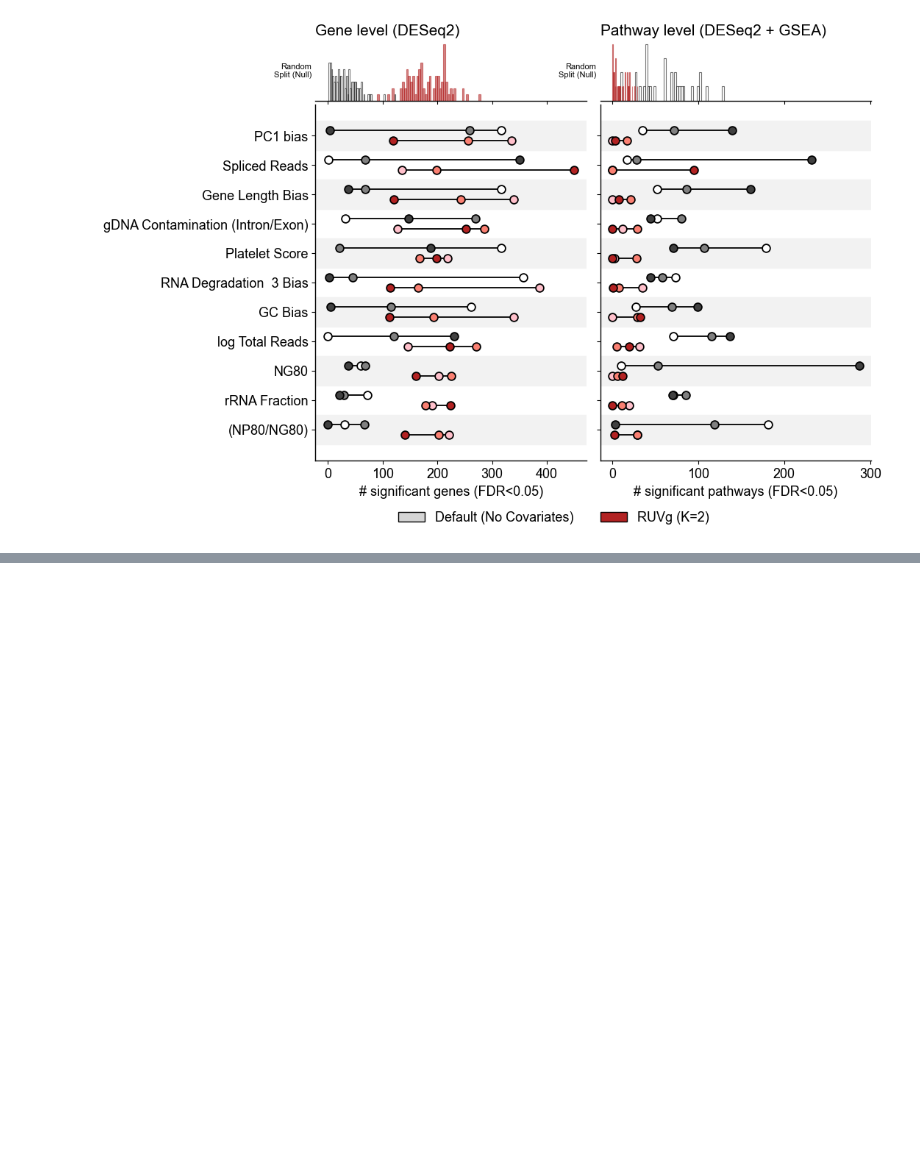
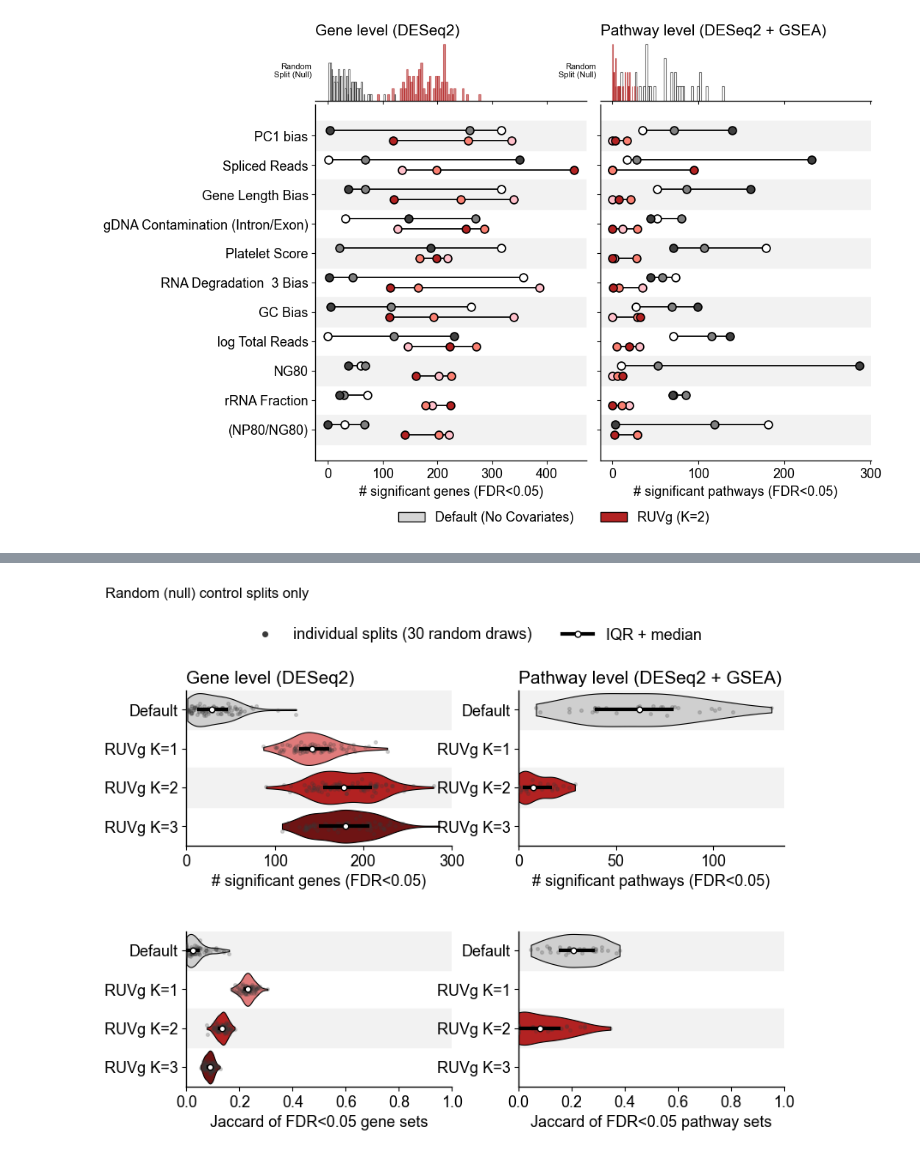
Before and after one commit to jmj3078/cfRNA_NormativeModeling, a Jupyter notebook: EDA/9_control_split_variation.ipynb, the cells around one changed output, grey strips where cells are left out. Drawn from its saved outputs; the diff is of its cells as text; code cells hidden in the pictures; blank space fills up the shorter version.

Commit message:
split result : k1, k3 +

```diff
--- a/EDA/9_control_split_variation.ipynb
+++ b/EDA/9_control_split_variation.ipynb
@@ -481,3 +481,83 @@ plt.savefig(config.CTRL_COMP_FIG_DIR / f'fdr_significant_counts_{RUVG_PICK}.png'
 plt.show()
 # %% [output]
 [figure]
+# %%
+# 7. Random-split (null) only, all four DESeq2 designs: significant counts + set reproducibility
+_rand_csv = config.CTRL_COMP_DIR / 'gene_fdr_random_all_designs.csv'
+if _rand_csv.exists():
+    g_rand = pd.read_csv(_rand_csv)
+else:
+    sys.path.insert(0, str(Path('control_composition').resolve()))
+    from compute_fdr_set_jaccard import sig_sets, STAT_DIR
+    rows = []
+    for tag in sorted(p.name for p in STAT_DIR.iterdir()
+                      if p.is_dir() and p.name.startswith('Pancreatic_Cancer__null_')):
+        for design in ALL_DESEQ2_DESIGNS:
+            s = sig_sets(tag, design)
+            if s is None:
+                continue
+            r = dict(tag=tag, design=design)
+            for i, t in enumerate(['T0', 'T1', 'T2']):
+                r[f'n_sig_{t}'] = len(s[i])
+            for name, i, j in PAIRS:
+                a, b = s[i], s[j]
+                r[f'jacc_{name}'] = len(a & b) / len(a | b) if (a | b) else np.nan
+            rows.append(r)
+    g_rand = pd.DataFrame(rows)
+    g_rand.to_csv(_rand_csv, index=False)
+
+p_rand = gsea_null[gsea_null.method.str.startswith('deseq2__')].copy()
+p_rand['design'] = p_rand.method.str.replace('deseq2__', '', regex=False)
+print('gene designs:', sorted(g_rand.design.unique()), 'n_draws:', g_rand.tag.nunique())
+print('pathway designs:', sorted(p_rand.design.unique()), 'n_draws:', p_rand.tag.nunique())
+
+DESIGN_LABEL = {'no_covariate': 'Default', 'ruvg_k1': 'RUVg K=1',
+                'ruvg_k2': 'RUVg K=2', 'ruvg_k3': 'RUVg K=3'}
+SPLITS = ['T0', 'T1', 'T2']
+NSIG_COLS = [f'n_sig_{t}' for t in SPLITS]
+JACC_COLS = [f'jacc_{n}' for n, _, _ in PAIRS]
+rng = np.random.default_rng(0)
+
+
+def violin_panel(ax, df, cols, xlabel, title=None, xlim=None):
+    for i, d in enumerate(ALL_DESEQ2_DESIGNS):
+        if i % 2 == 0:
+            ax.axhspan(i - 0.5, i + 0.5, color='#f2f2f2', zorder=0)
+        vals = df.loc[df.design == d, cols].values.ravel().astype(float)
+        vals = vals[~np.isnan(vals)]
+        if not len(vals):
+            continue
+        vp = ax.violinplot([vals], positions=[i], vert=False, widths=0.85,
+                           showextrema=False, showmedians=False)
+        for body in vp['bodies']:
+            body.set(facecolor=DESIGN_STYLE[d]['color'], edgecolor='black',
+                     linewidth=0.8, alpha=1.0, zorder=2)
+        ax.scatter(vals, rng.normal(i, 0.07, len(vals)), s=7, color='#3A3A3A',
+                   alpha=0.2, zorder=3)
+        q1, med, q3 = np.percentile(vals, [25, 50, 75])
+        ax.plot([q1, q3], [i, i], color='black', lw=3, solid_capstyle='butt', zorder=4)
+        ax.scatter([med], [i], s=22, facecolor='white', edgecolor='black', lw=1, zorder=5)
+    ax.set_yticks(range(len(ALL_DESEQ2_DESIGNS)))
+    ax.set_yticklabels([DESIGN_LABEL[d] for d in ALL_DESEQ2_DESIGNS])
+    ax.set_ylim(len(ALL_DESEQ2_DESIGNS) - 0.5, -0.5)
+    ax.set_xlabel(xlabel)
+    ax.set_xlim(*xlim) if xlim else ax.set_xlim(left=0)
+    if title:
+        ax.set_title(title, loc='left')
+
+
+fig, axs = plt.subplots(2, 2, figsize=(9, 6), gridspec_kw=dict(hspace=0.55, wspace=0.25))
+violin_panel(axs[0, 0], g_rand, NSIG_COLS, '# significant genes (FDR<0.05)', 'Gene level (DESeq2)')
+violin_panel(axs[0, 1], p_rand, NSIG_COLS, '# significant pathways (FDR<0.05)', 'Pathway level (DESeq2 + GSEA)')
+violin_panel(axs[1, 0], g_rand, JACC_COLS, 'Jaccard of FDR<0.05 gene sets', xlim=(0, 1))
+violin_panel(axs[1, 1], p_rand, JACC_COLS, 'Jaccard of FDR<0.05 pathway sets', xlim=(0, 1))
+
+handles = [plt.Line2D([], [], ls='', marker='o', ms=4, color='#3A3A3A',
+                      label='individual splits (30 random draws)'),
+           plt.Line2D([], [], color='black', lw=3, marker='o', ms=5,
+                      markerfacecolor='white', label='IQR + median')]
+fig.legend(handles=handles, loc='upper center', ncol=2, frameon=False, bbox_to_anchor=(0.5, 1.03))
+fig.suptitle('Random (null) control splits only', x=0.02, ha='left', y=1.08)
+plt.savefig(config.CTRL_COMP_FIG_DIR / 'random_split_core.png', dpi=150, bbox_inches='tight')
+plt.show()
+# %% [output]
@@ -483,0 +566 @@ plt.show()
+[figure, added]
```
Also changed, not shown: parts of 1 cell of this notebook, 6 other files.
